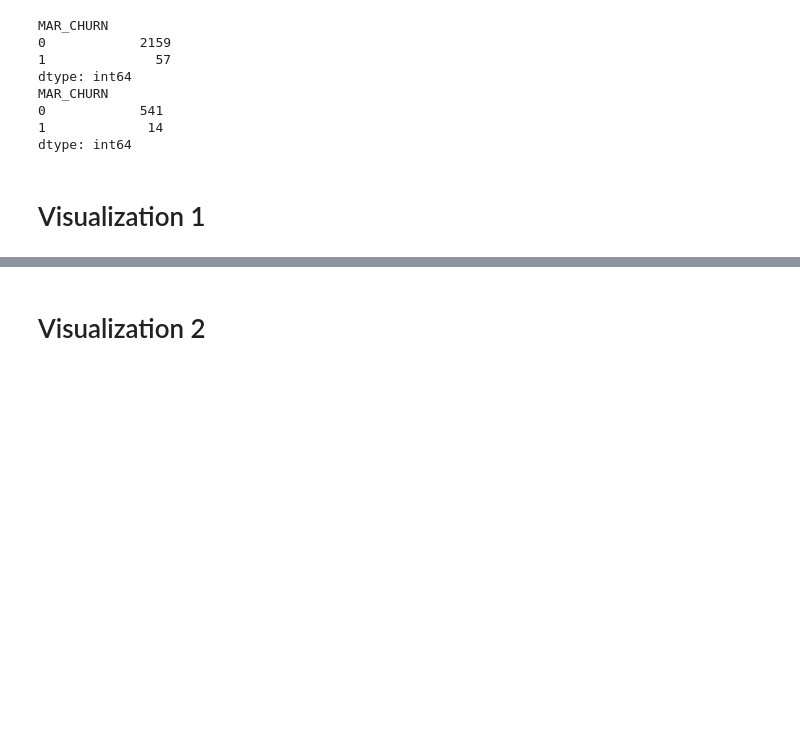
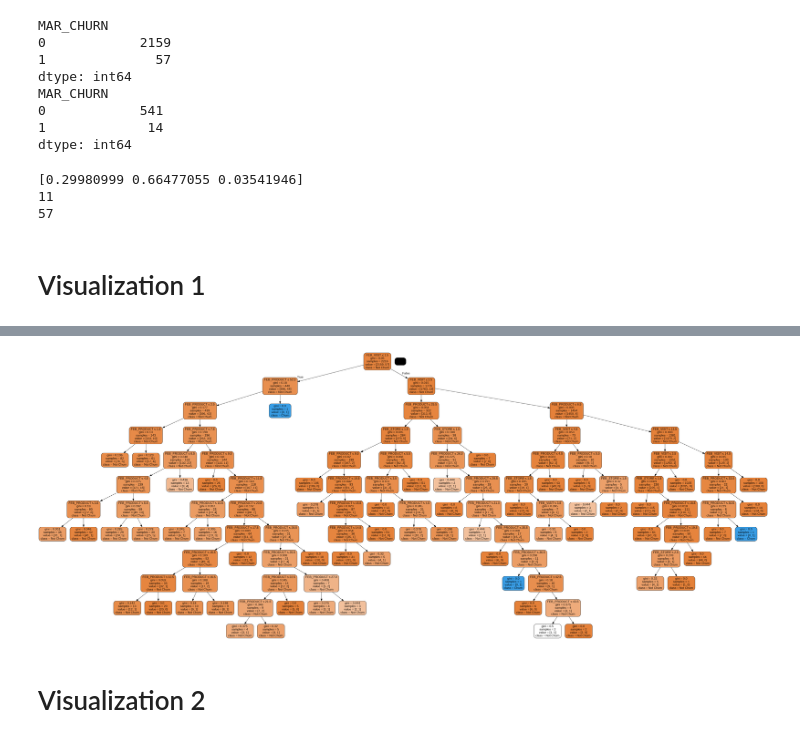
Before and after one commit to pongsrue/Automated_Tools-, a Jupyter notebook: Mini-bads3/Module3_3_Churn.ipynb, the cells around one changed output, grey strips where cells are left out. Cells and saved outputs as stored; diff of their text form; code cells hidden in the pictures; blank space fills up the shorter version.

```diff
--- a/Mini-bads3/Module3_3_Churn.ipynb
+++ b/Mini-bads3/Module3_3_Churn.ipynb
@@ -87,9 +87,13 @@ dtype: int64
 from sklearn import tree
 clf = tree.DecisionTreeClassifier()
 clf = clf.fit(x_train, y_train)
-#clf.feature_importances_
-#clf.get_depth()
-#clf.get_n_leaves()
+print(clf.feature_importances_)
+print(clf.get_depth())
+print(clf.get_n_leaves())
+# %% [output]
+[0.29980999 0.66477055 0.03541946]
+11
+57
 # %% [markdown]
 # Visualization 1
 # %%
@@ -98,3 +102,16 @@ clf = clf.fit(x_train, y_train)
 #graph = graphviz.Source(dot_data)
 ##graph.render("churn") #This line will produce pdf file
 #graph #This line will show graph on colab
+# %%
+!pip install pip install pydotplus
+from sklearn.tree import export_graphviz
+from six import StringIO
+from IPython.display import Image
+import pydotplus
+dot_data = StringIO()
+feature_names = list(x.columns)
+export_graphviz(clf, out_file=dot_data,filled=True, rounded=True,special_characters=True,feature_names =feature_names,class_names=['Not Churn','Churn'])
+graph = pydotplus.graph_from_dot_data(dot_data.getvalue())
+graph.write_png('churn.png')
+Image(graph.create_png())
+# %% [output]
@@ -101,3 +122,4 @@ clf = clf.fit(x_train, y_train)
+[figure, added]
 # %% [markdown]
 # Visualization 2
 # %%
```
Also changed, not shown: parts of 2 cells of this notebook.
